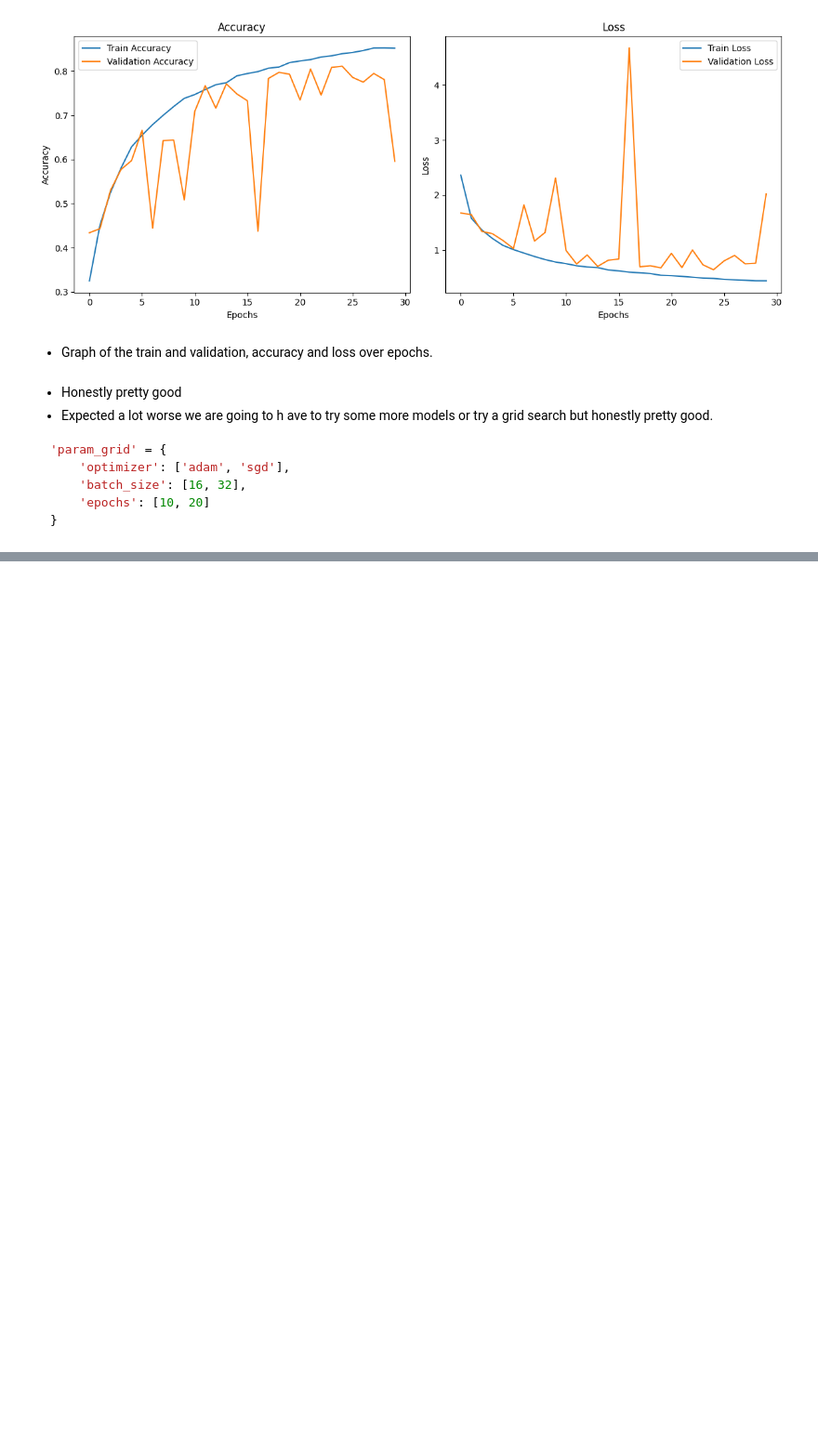
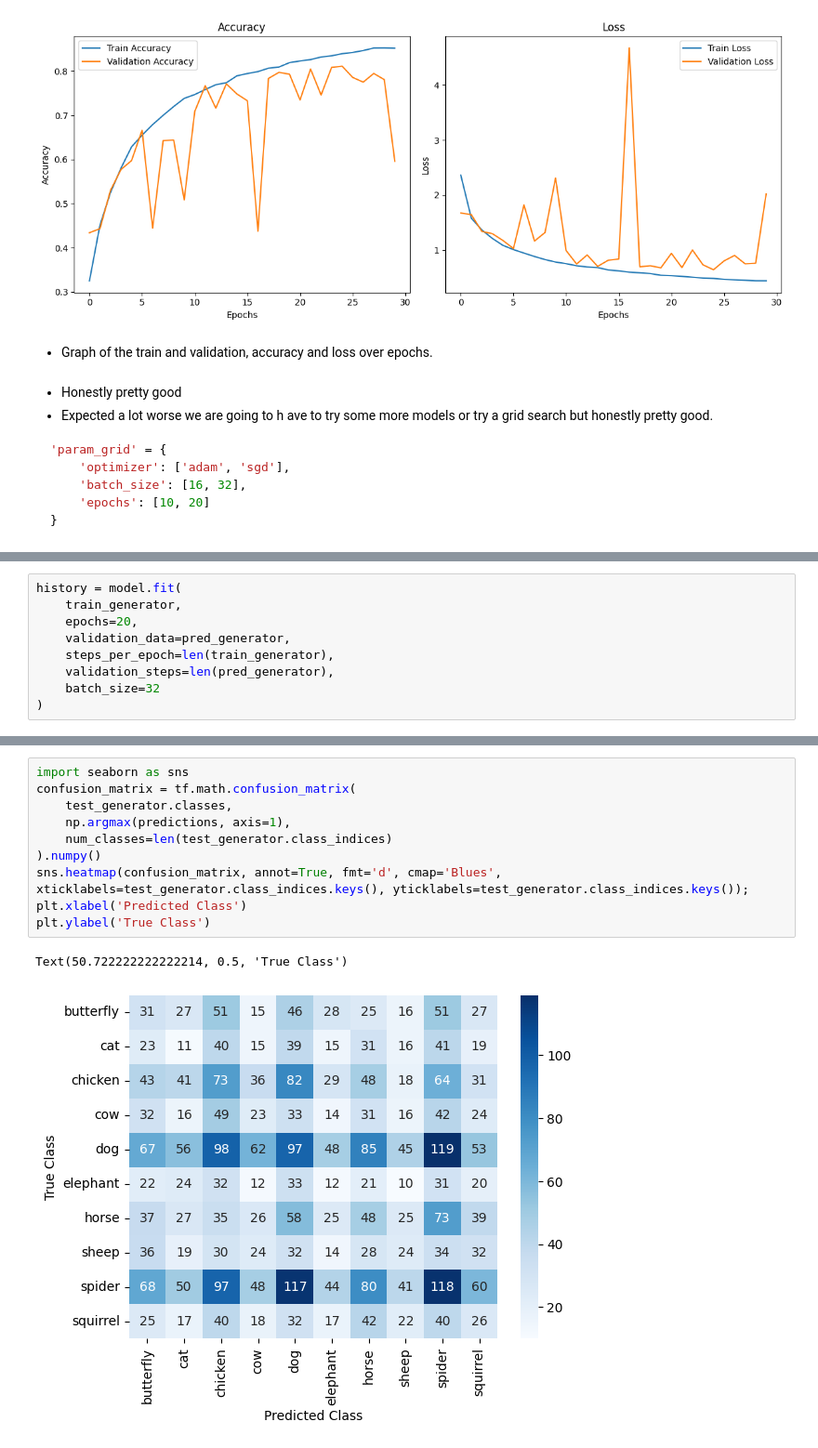
Before and after one commit to coleaydelotte/Animal-Classification, a Jupyter notebook: Animal_Classification.ipynb, the cells around one changed output, grey strips where cells are left out. Shown at 93% size. Drawn from its saved outputs; the diff is of its cells as text; blank space fills up the shorter version.

Commit message:
Final model trained.
Final model trained. :)

```diff
--- a/Animal_Classification.ipynb
+++ b/Animal_Classification.ipynb
@@ -589,0 +646,9 @@ Our metrics from the grid search.
+# %%
+history = model.fit(
+    train_generator,
+    epochs=20,
+    validation_data=pred_generator,
+    steps_per_epoch=len(train_generator),
+    validation_steps=len(pred_generator),
+    batch_size=32
+)
@@ -631,3 +683,16 @@ Prediction 10: 0.05%
+# %%
+import seaborn as sns
+confusion_matrix = tf.math.confusion_matrix(
+    test_generator.classes,
+    np.argmax(predictions, axis=1),
+    num_classes=len(test_generator.class_indices)
+).numpy()
+sns.heatmap(confusion_matrix, annot=True, fmt='d', cmap='Blues', xticklabels=test_generator.class_indices.keys(), yticklabels=test_generator.class_indices.keys());
+plt.xlabel('Predicted Class')
+plt.ylabel('True Class')
+# %% [output]
+Text(50.722222222222214, 0.5, 'True Class')
+[figure, added]
 # %%
 import matplotlib.image as mpimg
 class_names = list(test_generator.class_indices.keys())
```
Also changed, not shown: parts of 11 cells of this notebook.
